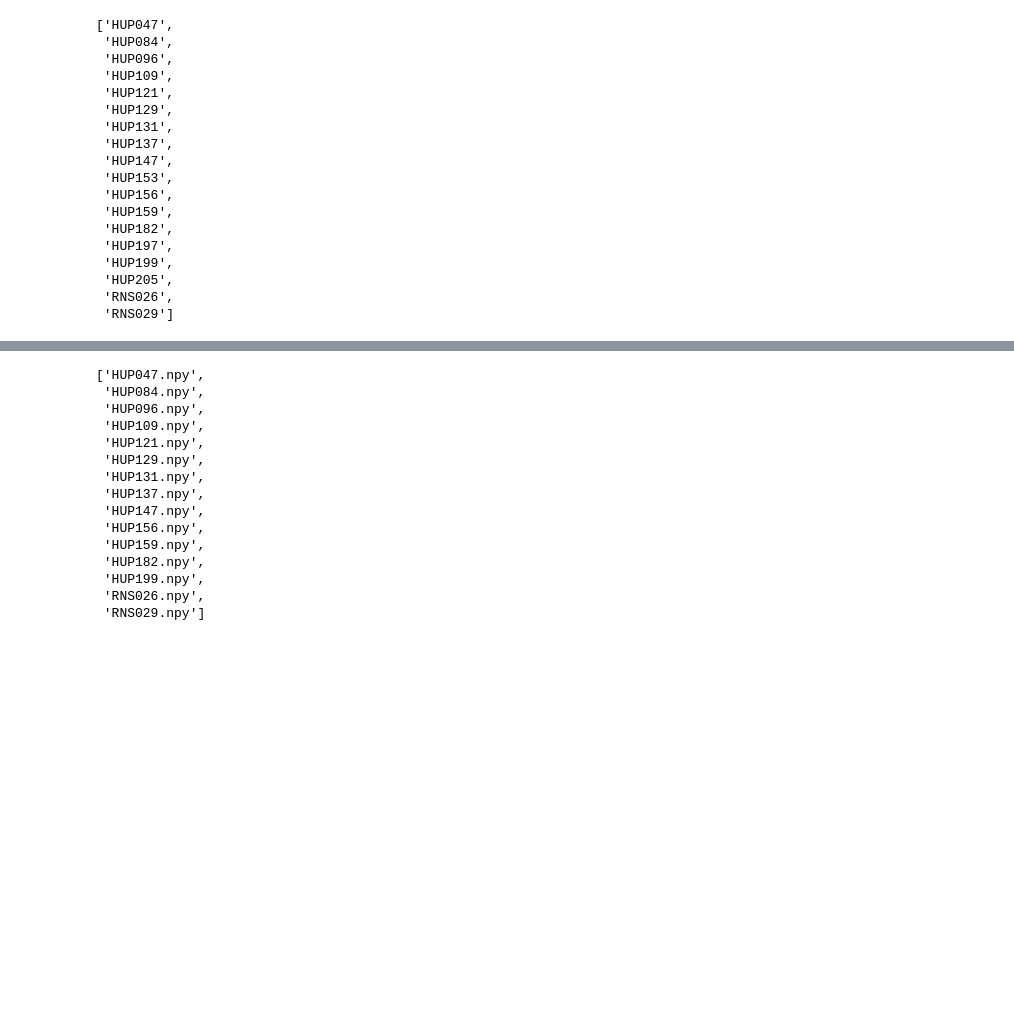
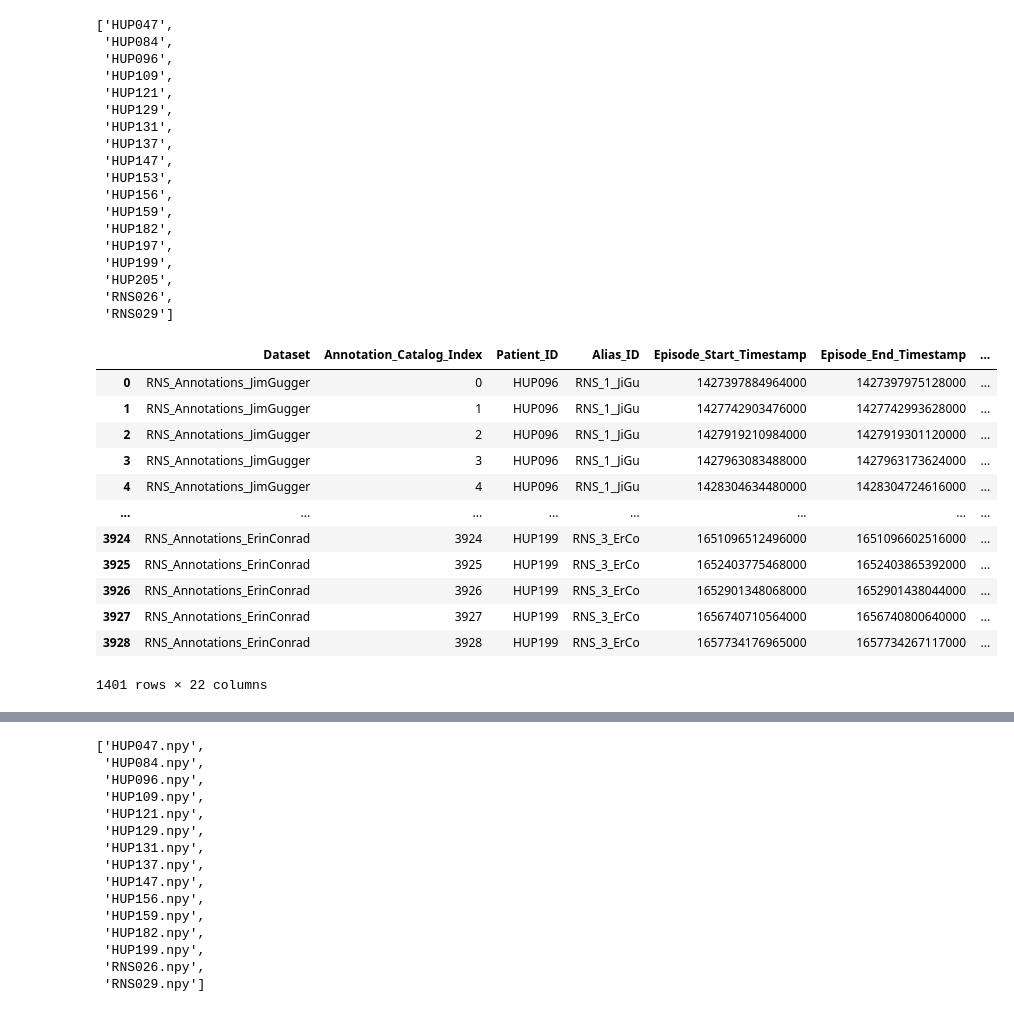
Before and after one commit to penn-cnt/RNS_Annotation-Pipeline, a Jupyter notebook: scripts/RNS_LITT_ANNOTATION_PIPELINE/rns_scripts/rns_fully_supervised.ipynb, the cells around one changed output, grey strips where cells are left out. Drawn from its saved outputs; the diff is of its cells as text; code cells hidden in the pictures; blank space fills up the shorter version.

```diff
--- a/scripts/RNS_LITT_ANNOTATION_PIPELINE/rns_scripts/rns_fully_supervised.ipynb
+++ b/scripts/RNS_LITT_ANNOTATION_PIPELINE/rns_scripts/rns_fully_supervised.ipynb
@@ -35,7 +32,11 @@ import kaggle_data_utility
 import annotation_utility
 import interactive_plot
+# %%
+data_dir = "../../../user_data/"
+log_folder_root = '../../../user_data/logs/'
+ckpt_folder_root = '../../../user_data/checkpoints/'
 # %%
-raw_annotations = pd.read_csv('full_updated_anns_annotTbl_cleaned.csv')
+raw_annotations = pd.read_csv(data_dir + 'full_updated_anns_annotTbl_cleaned.csv')
 ids = list(np.unique(raw_annotations[raw_annotations['descriptions'].notnull()]['HUP_ID']))
 # ids = list(np.unique(raw_annotations['HUP_ID']))
 ids
@@ -59,11 +60,27 @@ ids
  'RNS026',
  'RNS029']
 # %%
-data_import = data_utility.read_files(path='data/rns_data', path_data='rns_raw_cache', patientIDs=ids,
+data_import = data_utility.read_files(path=data_dir + 'rns_data', path_data=data_dir + 'rns_raw_cache', patientIDs=ids,
                                       verbose=True)  # Import data with annotation
 # %%
-annotations = annotation_utility.read_annotation(annotation_path='full_updated_anns_annotTbl_cleaned.csv',
+annotations = annotation_utility.read_annotation(annotation_path=data_dir + 'full_updated_anns_annotTbl_cleaned.csv',
                                                  data=data_import, n_class=3)
+# %%
+annotations.annotations
+# %% [output]
+|  | Dataset | Annotation_Catalog_Index | Patient_ID | Alias_ID | Episode_Start_Timestamp | Episode_End_Timestamp | ... |
+| 0 | RNS_Annotations_JimGugger | 0 | HUP096 | RNS_1_JiGu | 1427397884964000 | 1427397975128000 | ... |
+| 1 | RNS_Annotations_JimGugger | 1 | HUP096 | RNS_1_JiGu | 1427742903476000 | 1427742993628000 | ... |
+| 2 | RNS_Annotations_JimGugger | 2 | HUP096 | RNS_1_JiGu | 1427919210984000 | 1427919301120000 | ... |
+| 3 | RNS_Annotations_JimGugger | 3 | HUP096 | RNS_1_JiGu | 1427963083488000 | 1427963173624000 | ... |
+| 4 | RNS_Annotations_JimGugger | 4 | HUP096 | RNS_1_JiGu | 1428304634480000 | 1428304724616000 | ... |
+| ... | ... | ... | ... | ... | ... | ... | ... |
+| 3924 | RNS_Annotations_ErinConrad | 3924 | HUP199 | RNS_3_ErCo | 1651096512496000 | 1651096602516000 | ... |
+| 3925 | RNS_Annotations_ErinConrad | 3925 | HUP199 | RNS_3_ErCo | 1652403775468000 | 1652403865392000 | ... |
+| 3926 | RNS_Annotations_ErinConrad | 3926 | HUP199 | RNS_3_ErCo | 1652901348068000 | 1652901438044000 | ... |
+| 3927 | RNS_Annotations_ErinConrad | 3927 | HUP199 | RNS_3_ErCo | 1656740710564000 | 1656740800640000 | ... |
+| 3928 | RNS_Annotations_ErinConrad | 3928 | HUP199 | RNS_3_ErCo | 1657734176965000 | 1657734267117000 | ... |
+1401 rows × 22 columns
 # %%
 np.random.seed(seed=42)
 annot = annotations.annotations
```
Also changed, not shown: parts of 7 cells of this notebook, 4 other files.
